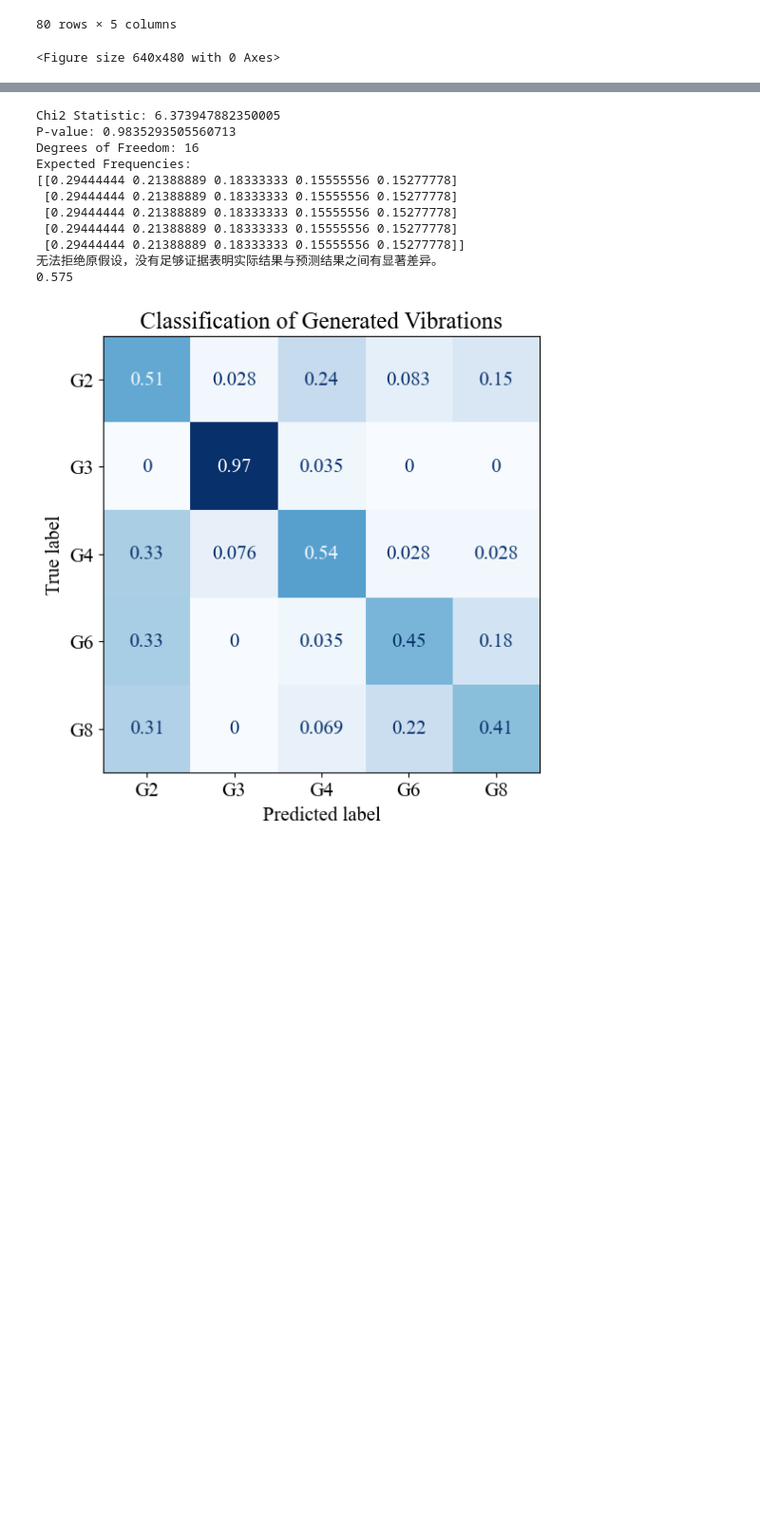
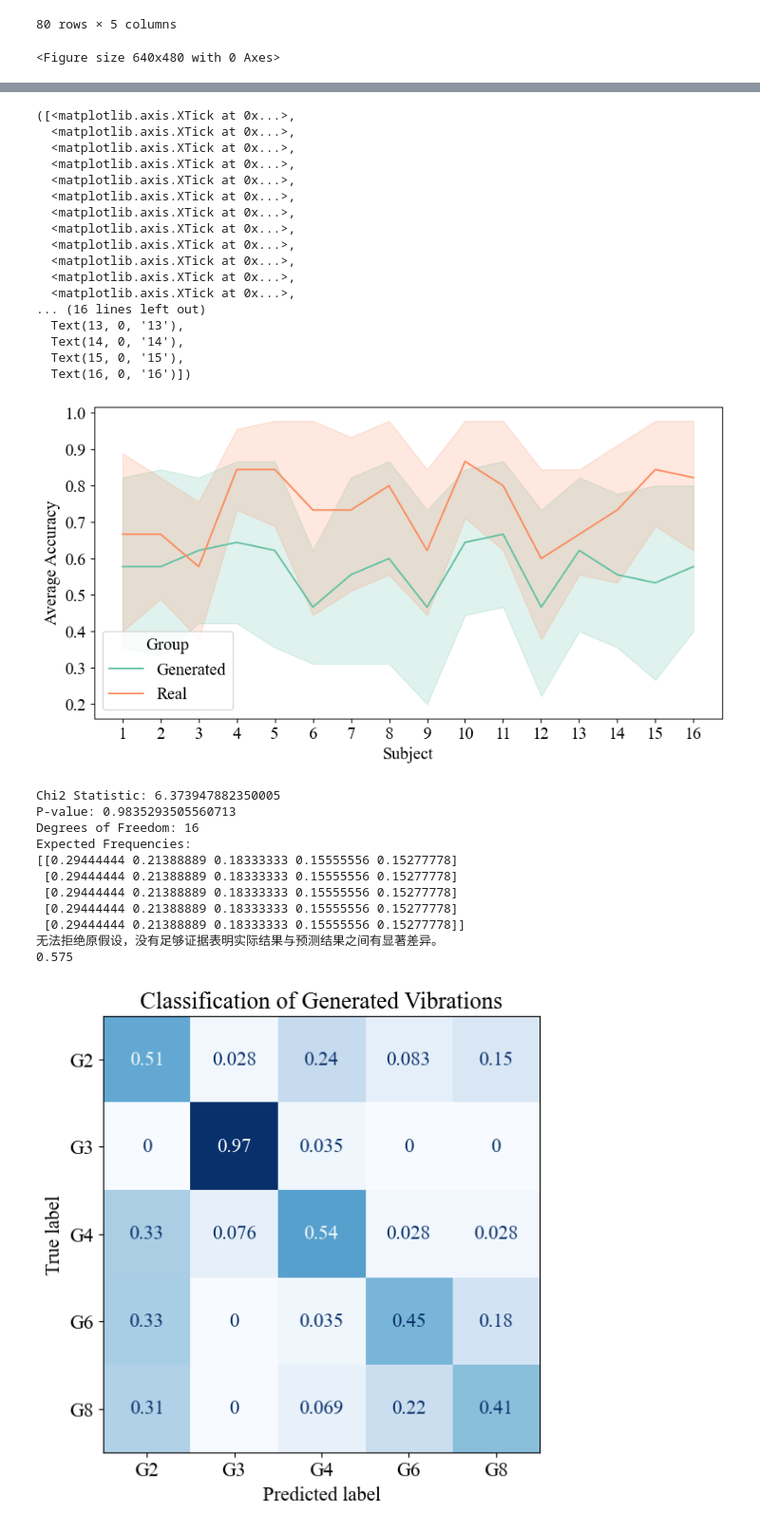
Before and after one commit to shinolab/vibrotactile-autoencoder, a Jupyter notebook: result_analysis.ipynb, the cells around one changed output, grey strips where cells are left out. Shown at 95% size. Drawn from its saved outputs; the diff is of its cells as text; code cells hidden in the pictures; blank space fills up the shorter version.

```diff
--- a/result_analysis.ipynb
+++ b/result_analysis.ipynb
@@ -226,3 +226,26 @@ sns.barplot(x="Subject", y="Average Accuracy", data=df_avgacc, hue="Group", widt
+# %%
+plt.figure(figsize=(10, 5))
+sns.lineplot(x="Subject", y="Average Accuracy", data=df_avgacc, hue="Group", palette="Set2")
+plt.xticks(list(range(1, 17)))
+# %% [output]
+([<matplotlib.axis.XTick at 0x...>,
+  <matplotlib.axis.XTick at 0x...>,
+  <matplotlib.axis.XTick at 0x...>,
+  <matplotlib.axis.XTick at 0x...>,
+  <matplotlib.axis.XTick at 0x...>,
+  <matplotlib.axis.XTick at 0x...>,
+  <matplotlib.axis.XTick at 0x...>,
+  <matplotlib.axis.XTick at 0x...>,
+  <matplotlib.axis.XTick at 0x...>,
+  <matplotlib.axis.XTick at 0x...>,
+  <matplotlib.axis.XTick at 0x...>,
+  <matplotlib.axis.XTick at 0x...>,
+... (16 lines left out)
+  Text(13, 0, '13'),
+  Text(14, 0, '14'),
+  Text(15, 0, '15'),
+  Text(16, 0, '16')])
+[figure, added]
 # %%
 conf_matrix_g = np.zeros([5, 5], dtype=np.int64)
 results_path = 'Evaluation_Results'
```
Also changed, not shown: parts of 1 cell of this notebook.
